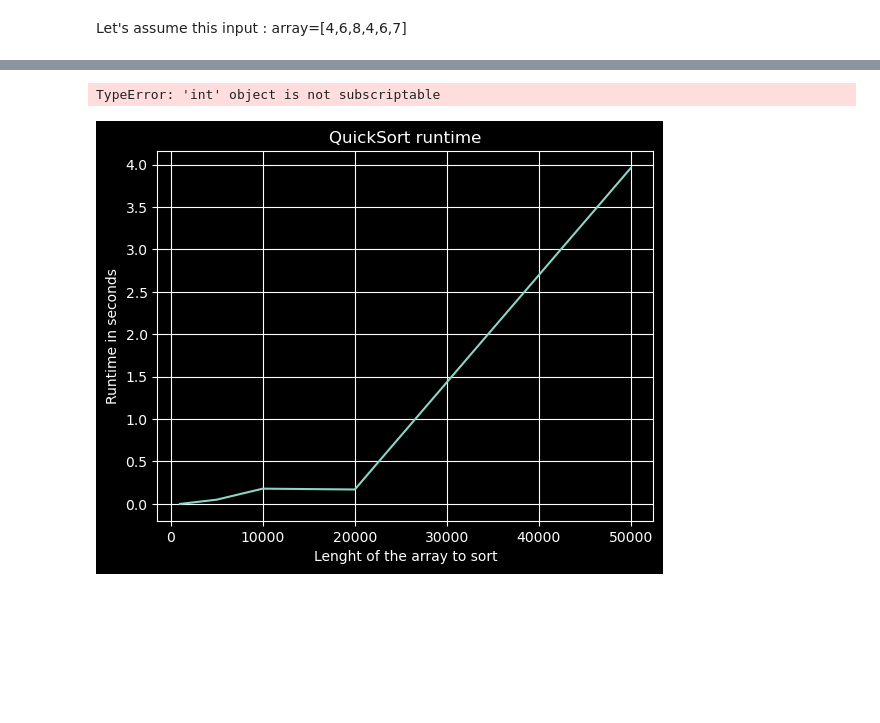
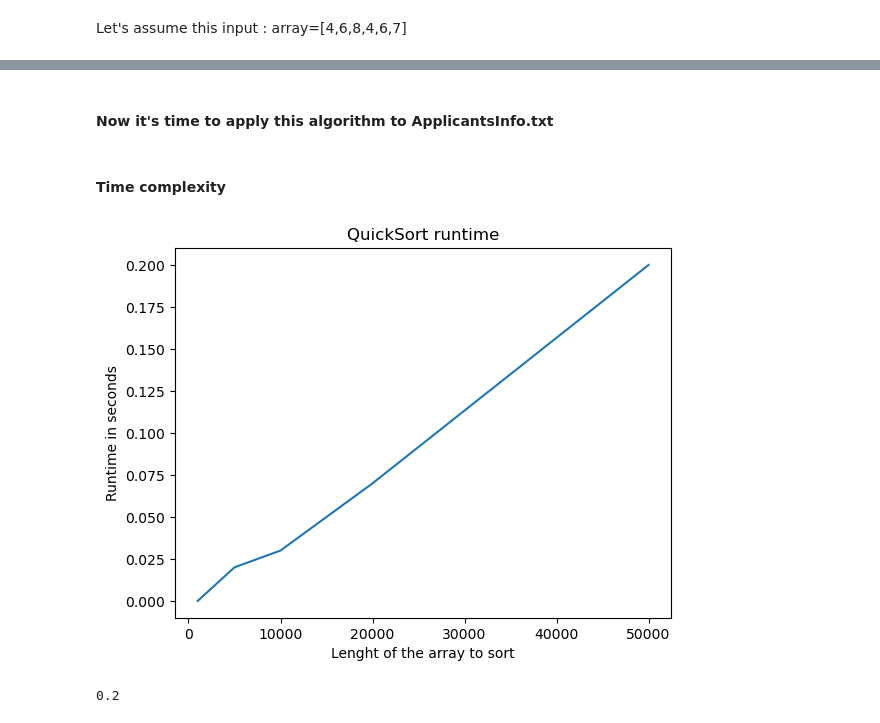
Before and after one commit to MattiaCastaldo/Homework-3, a Jupyter notebook: Theory.ipynb, the cells around one changed output, grey strips where cells are left out. Drawn from its saved outputs; the diff is of its cells as text; code cells hidden in the pictures; blank space fills up the shorter version.

```diff
--- a/Theory.ipynb
+++ b/Theory.ipynb
@@ -262,22 +272,24 @@ Let's assume this input : array=[4,6,8,4,6,7]
+# %% [markdown]
+#### Now it's time to apply this algorithm to ApplicantsInfo.txt
 # %%
+#### Open ApplicantsInfo.txt
 with  open('ApplicantsInfo.txt','r') as f:
     data=f.readlines()
 
-def partition(out, low, high):
+def partition(out, low, high): ### first of all I defined a function in order to build partitions of the array
 
-    # Choose the rightmost element as pivot
+    # Choose the rightmost element as pivot, in this case the pivot element it is also the name of the student
     pivot = out[high][1]
     pivot_name=out[high][0]
 
     # Pointer for greater element
     i = low - 1
 
-    # Traverse through all elements
-    # compare each element with pivot
+    # Traverse through all elements and compare each element with pivot
     for j in range(low, high):
         if out[j][1] > pivot:
-            # If element smaller than pivot is found
-            # swap it with the greater element pointed by i
+            # If element greater than pivot is found
+            # swap it with the smaller element  i
             i = i + 1
 
             # Swapping element at i with element at j
@@ -285,14 +297,15 @@ def partition(out, low, high):
         elif out[j][1]==pivot:
 
             if out[j][0]<pivot_name:
+                # If element smaller than pivot is found
+                # swap it with the greater element  i
                 i=i+1
 
                 (out[i], out[j]) = (out[j], out[i])
 
 
 
-    # Swap the pivot element with
-    # e greater element specified by i
+    # Swap the pivot element with the smaller element specified by i
     (out[i + 1][1], out[high][1]) = (out[high][1], out[i + 1][1])
     (out[i + 1][0], out[high][0]) = (out[high][0], out[i + 1][0])
 
@@ -301,7 +314,8 @@ def partition(out, low, high):
     # Return the position from where partition is done
     return i + 1
 
-# Function to perform quicksort
+# Function to initialioze the list where for each row in data, it is appended a nested list where in elemnent 0 it is stored the applicant's name and in element 1 position -->
+    # --> it is stored the applicant's average
 def init(N):
     out=[]
     for i in range(1,N+1):
@@ -312,32 +326,36 @@ def init(N):
             row.append(name)
             for j in range(2,1002):
                 marks+=int(line[j])
+                ### compute the average  dividing by 1000, the number of exams that each student has taken
                 average=marks/1000
+            ### setting the precision to 2 decimal points
             row.append(round(average,2))
             out.append(row)
     return out
 
+# Function to compute quicksort with recursive
 def quick_sort(out, low, high):
 
-    start=perf_counter()
+    start=perf_counter() ## perf_counter() in order to compute the time that algorithm needs to sort the list
     if low < high:
 
         # Find pivot element such that
-        # element smaller than pivot are on the left
-        # element greater than pivot are on the right
+        # element greater than pivot are on the left side
+        # element smaller than pivot are on the right side
         pi = partition(out, low, high)
 
-        # Recursive call on the left of pivot
+        # Recursive call on the left side of pivot
         quick_sort(out, low, pi - 1)
 
-        # Recursive call on the right of pivot
+        # Recursive call on the right side of pivot
         quick_sort(out, pi + 1, high)
     end=perf_counter()
     final_time=end-start
     time=round(final_time,2)
 
-    return out
+    return time ### change with (return out) to create the get the list ordered as the output
 
+# function to create a txt file where there all the names of the applicants and the average sorted by descending order
 def write_txt(name):
     a=quick_sort(init(50000),0,len(init(50000))-1)
     with open('RankingList_QuickSort.txt','w') as f:
@@ -350,18 +366,23 @@ write_txt('sdds')
+# %% [markdown]
+#### Time complexity
 # %%
+#### I stored the time that this algorithm need in order to sort five array with five different length
 x=[1000,5000,10000,20000,50000]
 y=[quick_sort(init(1000),0,len(init(1000))-1),
   quick_sort(init(5000),0,len(init(5000))-1),
   quick_sort(init(10000),0,len(init(10000))-1),
   quick_sort(init(20000),0,len(init(20000))-1),
   quick_sort(init(50000),0,len(init(50000))-1)]
-# %% [output]
-TypeError: 'int' object is not subscriptable
 # %%
 plt.plot(x,y)
 plt.xlabel('Lenght of the array to sort')
 plt.ylabel('Runtime in seconds')
 plt.title('QuickSort runtime')
-plt.grid()
+
 plt.show()
 # %% [output]
-[figure, old version]
+[figure, new version]
+# %%
+quick_sort(init(50000),0,len(init(50000))-1) ##### Time needed to sort a list of 50,000 elements in seconds
+# %% [output]
+0.2
```
Also changed, not shown: parts of 4 cells of this notebook.
